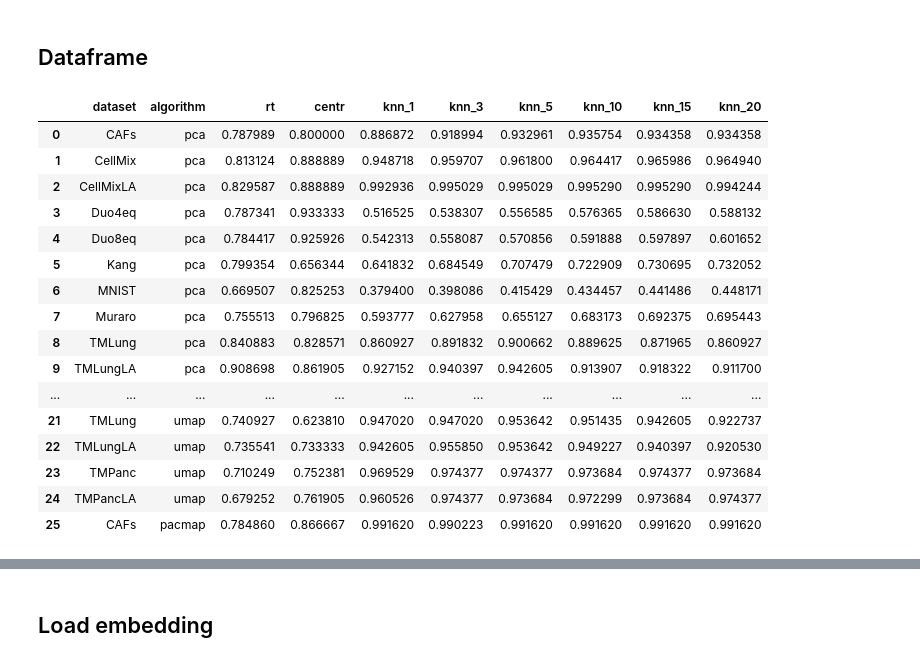
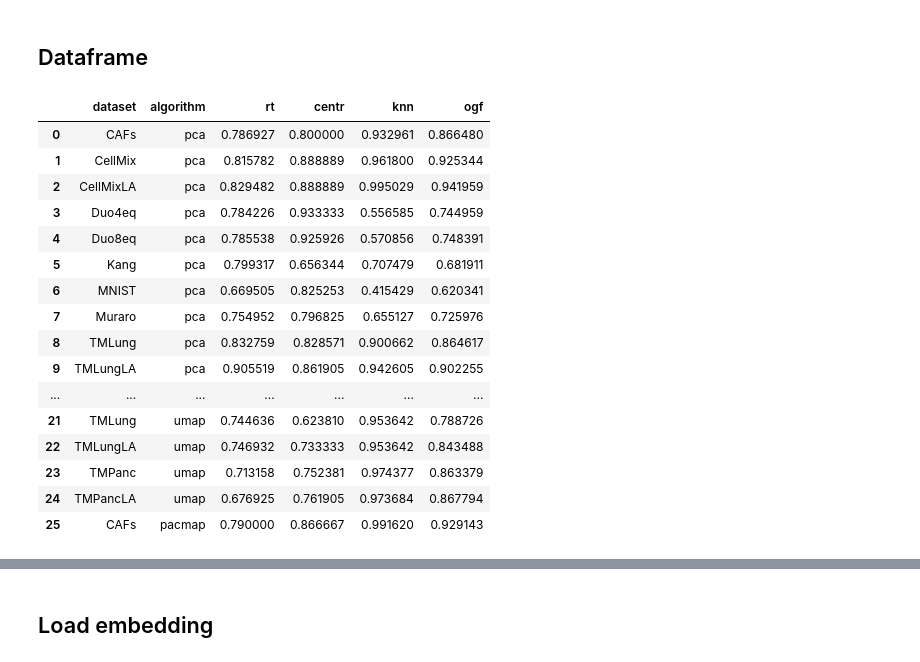
Before and after one commit to corinne-ort/drpaper25, a Jupyter notebook: run_evaluation.ipynb, the cells around one changed output, grey strips where cells are left out. Cells and saved outputs as stored; diff of their text form; code cells hidden in the pictures.

Commit message:
update knn, ogf, table format

```diff
--- a/run_evaluation.ipynb
+++ b/run_evaluation.ipynb
@@ -103,51 +103,52 @@ for algorithm in algorithms:
 
         elif dataset =='TMPanc':
             df = pd.read_csv(f'{cwd}/data/pcadata_TMPanc.csv')
             X_train = df.values[:,0:(df.shape[1]-1)]
             y_train = df.values[:,df.shape[1]-1]
 
         elif dataset =='TMPancLA':
             df = pd.read_csv(f'{cwd}/data/pcadata_TMPanc_WithLocAvg.csv')
             X_train = df.values[:,0:(df.shape[1]-1)]
             y_train = df.values[:,df.shape[1]-1]
 
         embedding = np.load(filepath)
 
         result = dict()
         result['dataset'] = dataset
         result['algorithm'] = algorithm
         rt_acc = np.zeros(5,)
         for i in range(5):
             rt_acc[i] = random_triplet_eval(X_train, embedding, y_train) #X_train, embedding, labels
         result['rt'] = np.mean(rt_acc)
 
         centr_acc = centroid_triplet_eval(X_train, embedding, y_train) #X_train, embedding, labels
         result['centr'] = np.mean(centr_acc)
 
-        n_neighbors = [1, 3, 5, 10, 15, 20]
-        for n_neighbor in n_neighbors:
-            knn = knn_eval(embedding, y_train, n_neighbors = n_neighbor)
-            result[f'knn_{n_neighbor}'] = knn
+        knn = knn_eval(embedding, y_train, n_neighbors = 5)
+        result['knn'] = knn
+
+        ogf = (centr_acc + knn)/2 # overall geometric fidelity
+        result['ogf'] = ogf
 
         results.append(result)
 
 df = pd.DataFrame(results)
 df
 # %% [output]
-|  | dataset | algorithm | rt | centr | knn_1 | knn_3 | knn_5 | knn_10 | knn_15 | knn_20 |
-| 0 | CAFs | pca | 0.787989 | 0.800000 | 0.886872 | 0.918994 | 0.932961 | 0.935754 | 0.934358 | 0.934358 |
-| 1 | CellMix | pca | 0.813124 | 0.888889 | 0.948718 | 0.959707 | 0.961800 | 0.964417 | 0.965986 | 0.964940 |
-| 2 | CellMixLA | pca | 0.829587 | 0.888889 | 0.992936 | 0.995029 | 0.995029 | 0.995290 | 0.995290 | 0.994244 |
-| 3 | Duo4eq | pca | 0.787341 | 0.933333 | 0.516525 | 0.538307 | 0.556585 | 0.576365 | 0.586630 | 0.588132 |
-| 4 | Duo8eq | pca | 0.784417 | 0.925926 | 0.542313 | 0.558087 | 0.570856 | 0.591888 | 0.597897 | 0.601652 |
-| 5 | Kang | pca | 0.799354 | 0.656344 | 0.641832 | 0.684549 | 0.707479 | 0.722909 | 0.730695 | 0.732052 |
-| 6 | MNIST | pca | 0.669507 | 0.825253 | 0.379400 | 0.398086 | 0.415429 | 0.434457 | 0.441486 | 0.448171 |
-| 7 | Muraro | pca | 0.755513 | 0.796825 | 0.593777 | 0.627958 | 0.655127 | 0.683173 | 0.692375 | 0.695443 |
-| 8 | TMLung | pca | 0.840883 | 0.828571 | 0.860927 | 0.891832 | 0.900662 | 0.889625 | 0.871965 | 0.860927 |
-| 9 | TMLungLA | pca | 0.908698 | 0.861905 | 0.927152 | 0.940397 | 0.942605 | 0.913907 | 0.918322 | 0.911700 |
-| ... | ... | ... | ... | ... | ... | ... | ... | ... | ... | ... |
-| 21 | TMLung | umap | 0.740927 | 0.623810 | 0.947020 | 0.947020 | 0.953642 | 0.951435 | 0.942605 | 0.922737 |
-| 22 | TMLungLA | umap | 0.735541 | 0.733333 | 0.942605 | 0.955850 | 0.953642 | 0.949227 | 0.940397 | 0.920530 |
-| 23 | TMPanc | umap | 0.710249 | 0.752381 | 0.969529 | 0.974377 | 0.974377 | 0.973684 | 0.974377 | 0.973684 |
-| 24 | TMPancLA | umap | 0.679252 | 0.761905 | 0.960526 | 0.974377 | 0.973684 | 0.972299 | 0.973684 | 0.974377 |
-| 25 | CAFs | pacmap | 0.784860 | 0.866667 | 0.991620 | 0.990223 | 0.991620 | 0.991620 | 0.991620 | 0.991620 |
+|  | dataset | algorithm | rt | centr | knn | ogf |
+| 0 | CAFs | pca | 0.786927 | 0.800000 | 0.932961 | 0.866480 |
+| 1 | CellMix | pca | 0.815782 | 0.888889 | 0.961800 | 0.925344 |
+| 2 | CellMixLA | pca | 0.829482 | 0.888889 | 0.995029 | 0.941959 |
+| 3 | Duo4eq | pca | 0.784226 | 0.933333 | 0.556585 | 0.744959 |
+| 4 | Duo8eq | pca | 0.785538 | 0.925926 | 0.570856 | 0.748391 |
+| 5 | Kang | pca | 0.799317 | 0.656344 | 0.707479 | 0.681911 |
+| 6 | MNIST | pca | 0.669505 | 0.825253 | 0.415429 | 0.620341 |
+| 7 | Muraro | pca | 0.754952 | 0.796825 | 0.655127 | 0.725976 |
+| 8 | TMLung | pca | 0.832759 | 0.828571 | 0.900662 | 0.864617 |
+| 9 | TMLungLA | pca | 0.905519 | 0.861905 | 0.942605 | 0.902255 |
+| ... | ... | ... | ... | ... | ... | ... |
+| 21 | TMLung | umap | 0.744636 | 0.623810 | 0.953642 | 0.788726 |
+| 22 | TMLungLA | umap | 0.746932 | 0.733333 | 0.953642 | 0.843488 |
+| 23 | TMPanc | umap | 0.713158 | 0.752381 | 0.974377 | 0.863379 |
+| 24 | TMPancLA | umap | 0.676925 | 0.761905 | 0.973684 | 0.867794 |
+| 25 | CAFs | pacmap | 0.790000 | 0.866667 | 0.991620 | 0.929143 |
```
Also changed, not shown: parts of 6 cells of this notebook, 1 other file.
